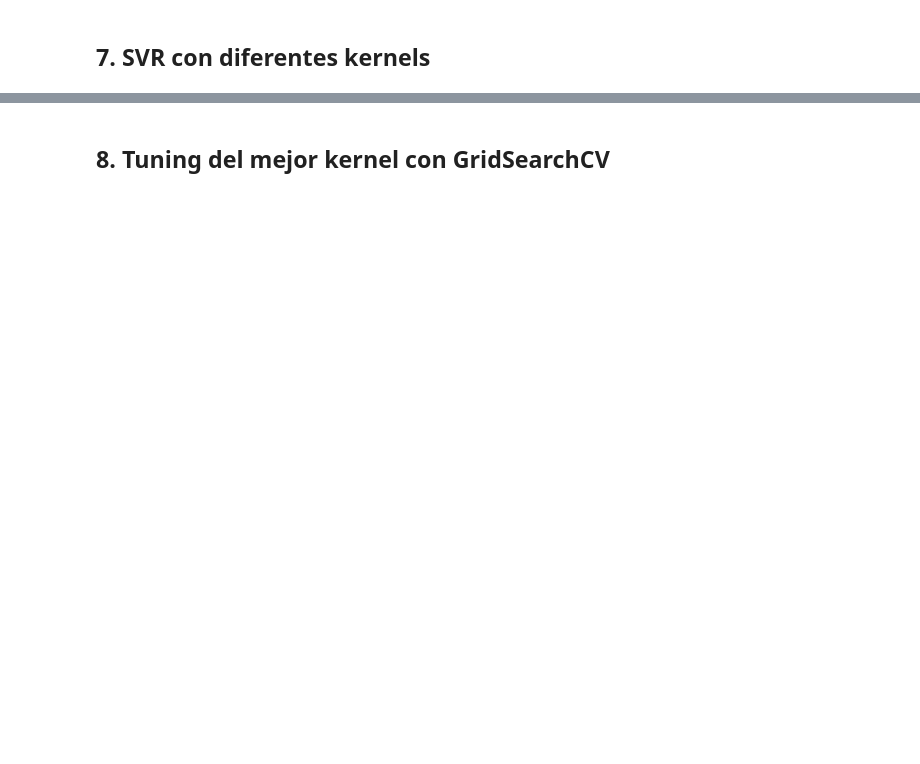
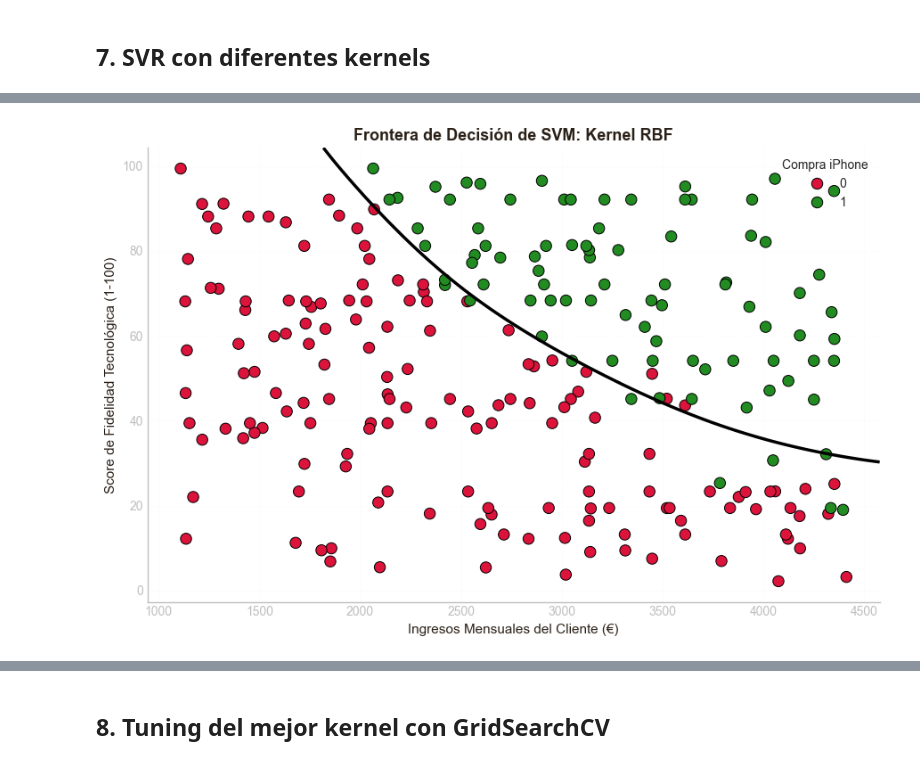
Before and after one commit to BORJAMOME/Data-Analytics-Portfolio, a Jupyter notebook: 03-Machine-Learning/01-supervisado/regresion/05-svm/01-iphone/notebook.ipynb, the cells around one changed output, grey strips where cells are left out. Saved outputs shown, nothing was run; the diff lists cells and outputs as text; code cells hidden in the pictures; blank space fills up the shorter version.

```diff
--- a/03-Machine-Learning/01-supervisado/regresion/05-svm/01-iphone/notebook.ipynb
+++ b/03-Machine-Learning/01-supervisado/regresion/05-svm/01-iphone/notebook.ipynb
@@ -148,0 +184,5 @@ Regresion Lineal:
+# %%
+# Generar predicciones
+y_pred = modelo_svm_iphone.predict(X_test_s)
+
+print(classification_report(y_test, y_pred, target_names=["No compra(0)", "Compra (1)"]))
@@ -176,0 +425,14 @@ SVR (poly): R2=0.7537, MAE=151.45
+# %%
+# Construcción del modelo SVM con kernel RBF
+
+modelo_svm_iphone = SVC(
+    kernel="rbf",
+    C=1.0,
+    gamma="scale",
+    random_state=42
+)
+
+modelo_svm_iphone.fit(
+    X_train_s,
+    y_train
+)
@@ -176,0 +462,80 @@ SVR (poly): R2=0.7537, MAE=151.45
+# %%
+# Visualización de la frontera de decisión
+
+plt.figure(figsize=(9, 6))
+
+sns.scatterplot(
+    data=data,
+    x="Ingresos_Mensuales",
+    y="Score_Fidelidad",
+    hue="Compra_iPhone",
+    palette={
+        0: "crimson",
+        1: "forestgreen"
+    },
+    s=80,
+    edgecolor="black"
+)
+
+# Límites del gráfico
+ax = plt.gca()
+
+xlim = ax.get_xlim()
+ylim = ax.get_ylim()
+
+# Malla de puntos
+xx = np.linspace(xlim[0], xlim[1], 300)
+yy = np.linspace(ylim[0], ylim[1], 300)
+
+XX, YY = np.meshgrid(xx, yy)
+
+# Convertimos la malla en observaciones
+xy = np.c_[XX.ravel(), YY.ravel()]
+
+# El modelo espera:
+# Score_Fidelidad, Ingresos_Mensuales
+xy_scaled = scaler_X.transform(xy[:, [1, 0]])
+
+# Función de decisión
+Z = modelo_svm_iphone.decision_function(xy_scaled)
+Z = Z.reshape(XX.shape)
+
+# Frontera de decisión
+ax.contour(
+    XX,
+    YY,
+    Z,
+    levels=[0],
+    colors="black",
+    linewidths=2.5
+)
+
+# Formato
+plt.title(
+    "Frontera de Decisión de SVM: Kernel RBF",
+    fontsize=13,
+    fontweight="bold"
+)
+
+plt.xlabel(
+    "Ingresos Mensuales del Cliente (€)",
+    fontsize=11
+)
+
+plt.ylabel(
+    "Score de Fidelidad Tecnológica (1-100)",
+    fontsize=11
+)
+
+plt.grid(
+    True,
+    linestyle=":",
+    alpha=0.5
+)
+
+plt.legend(title="Compra iPhone")
+
+plt.tight_layout()
+plt.show()
+# %% [output]
+[figure, added]
```
Also changed, not shown: parts of 32 cells of this notebook, 1 other file.
